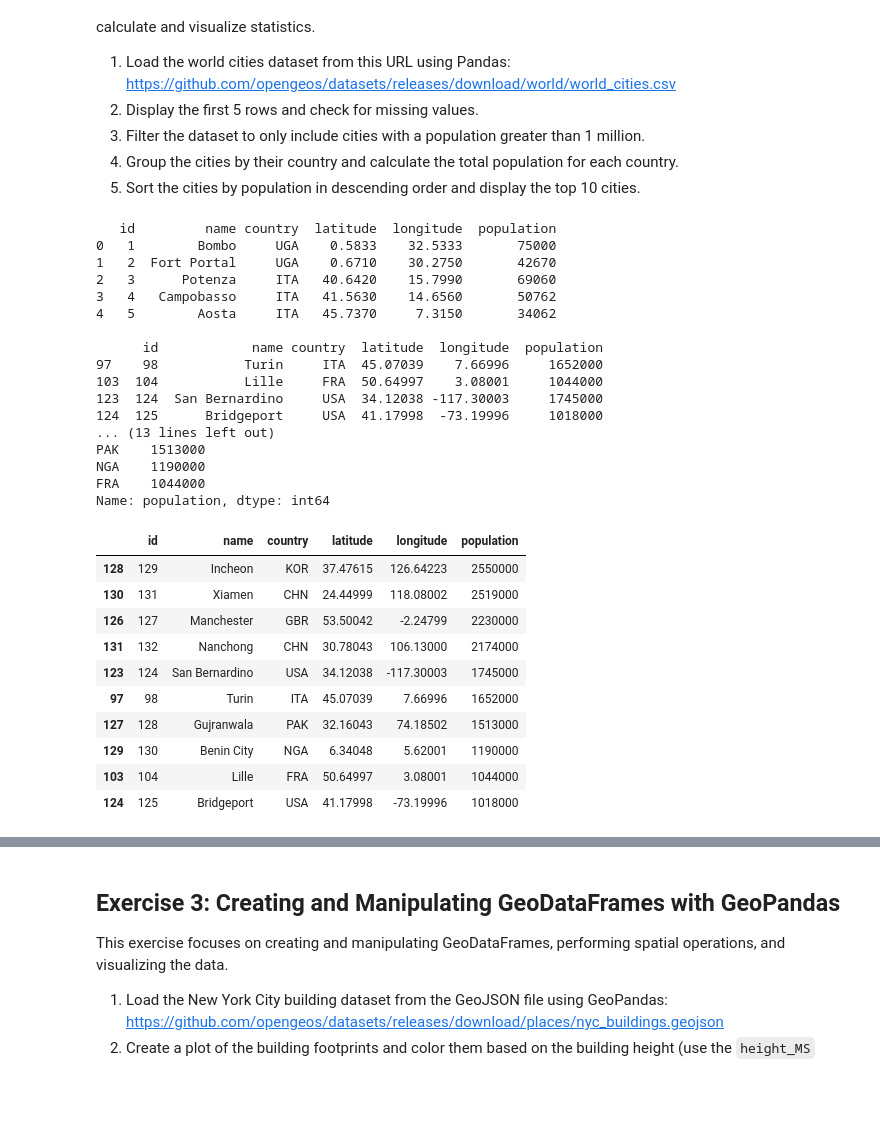
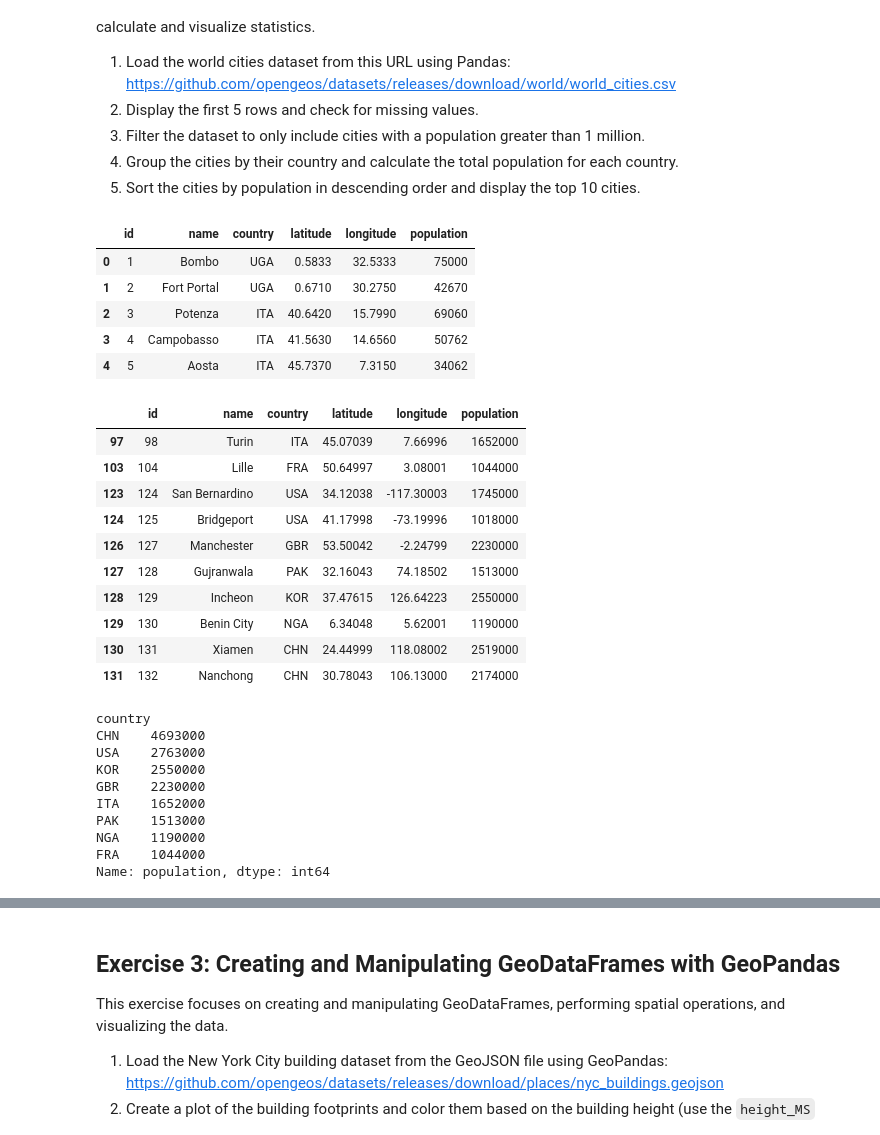
Before and after one commit to SVENTRIPIKAL/geog-312-fork, a Jupyter notebook: book/labs/lab_04.ipynb, the cells around one changed output, grey strips where cells are left out. Drawn from its saved outputs; the diff is of its cells as text; code cells hidden in the pictures; blank space fills up the shorter version.

```diff
--- a/book/labs/lab_04.ipynb
+++ b/book/labs/lab_04.ipynb
@@ -45,53 +45,51 @@ In this exercise, you'll use Pandas to load and manipulate a dataset containing
 4. Group the cities by their country and calculate the total population for each country.
 5. Sort the cities by population in descending order and display the top 10 cities.
 # %%
-import pandas as p
+import pandas as pd
 
 url = "https://github.com/opengeos/datasets/releases/download/world/world_cities.csv"
 
 #1
-df_data = p.read_csv(url)
+df_data = pd.read_csv(url)
 
 #2
 df_top5 = df_data.head(n=5)
-print(df_top5, end="\n\n")
-
-#3
-df_filtered = df_data[df_data["population"] > 1_000_000].head(n=10)
-print(df_filtered, end="\n\n")
-
-#4
-df_grouped = df_filtered.groupby("country")["population"].sum().sort_values(ascending=False)
-print(df_grouped, end="\n")
-
-#5
-df_filtered.sort_values("population", ascending=False)
+df_top5
 # %% [output]
-   id         name country  latitude  longitude  population
-0   1        Bombo     UGA    0.5833    32.5333       75000
-1   2  Fort Portal     UGA    0.6710    30.2750       42670
-2   3      Potenza     ITA   40.6420    15.7990       69060
-3   4   Campobasso     ITA   41.5630    14.6560       50762
-4   5        Aosta     ITA   45.7370     7.3150       34062
-
-      id            name country  latitude  longitude  population
-97    98           Turin     ITA  45.07039    7.66996     1652000
-103  104           Lille     FRA  50.64997    3.08001     1044000
-123  124  San Bernardino     USA  34.12038 -117.30003     1745000
-124  125      Bridgeport     USA  41.17998  -73.19996     1018000
-... (13 lines left out)
-PAK    1513000
-NGA    1190000
-FRA    1044000
-Name: population, dtype: int64
 |  | id | name | country | latitude | longitude | population |
-| 128 | 129 | Incheon | KOR | 37.47615 | 126.64223 | 2550000 |
-| 130 | 131 | Xiamen | CHN | 24.44999 | 118.08002 | 2519000 |
-| 126 | 127 | Manchester | GBR | 53.50042 | -2.24799 | 2230000 |
-| 131 | 132 | Nanchong | CHN | 30.78043 | 106.13000 | 2174000 |
-| 123 | 124 | San Bernardino | USA | 34.12038 | -117.30003 | 1745000 |
-| 97 | 98 | Turin | ITA | 45.07039 | 7.66996 | 1652000 |
-| 127 | 128 | Gujranwala | PAK | 32.16043 | 74.18502 | 1513000 |
-| 129 | 130 | Benin City | NGA | 6.34048 | 5.62001 | 1190000 |
-| 103 | 104 | Lille | FRA | 50.64997 | 3.08001 | 1044000 |
-| 124 | 125 | Bridgeport | USA | 41.17998 | -73.19996 | 1018000 |
+| 0 | 1 | Bombo | UGA | 0.5833 | 32.5333 | 75000 |
+| 1 | 2 | Fort Portal | UGA | 0.6710 | 30.2750 | 42670 |
+| 2 | 3 | Potenza | ITA | 40.6420 | 15.7990 | 69060 |
+| 3 | 4 | Campobasso | ITA | 41.5630 | 14.6560 | 50762 |
+| 4 | 5 | Aosta | ITA | 45.7370 | 7.3150 | 34062 |
+# %%
+#3
+df_filtered = df_data[df_data["population"] > 1_000_000].head(n=10)
+df_filtered
+# %% [output]
+|  | id | name | country | latitude | longitude | population |
+| 97 | 98 | Turin | ITA | 45.07039 | 7.66996 | 1652000 |
+| 103 | 104 | Lille | FRA | 50.64997 | 3.08001 | 1044000 |
+| 123 | 124 | San Bernardino | USA | 34.12038 | -117.30003 | 1745000 |
+| 124 | 125 | Bridgeport | USA | 41.17998 | -73.19996 | 1018000 |
+| 126 | 127 | Manchester | GBR | 53.50042 | -2.24799 | 2230000 |
+| 127 | 128 | Gujranwala | PAK | 32.16043 | 74.18502 | 1513000 |
+| 128 | 129 | Incheon | KOR | 37.47615 | 126.64223 | 2550000 |
+| 129 | 130 | Benin City | NGA | 6.34048 | 5.62001 | 1190000 |
+| 130 | 131 | Xiamen | CHN | 24.44999 | 118.08002 | 2519000 |
+| 131 | 132 | Nanchong | CHN | 30.78043 | 106.13000 | 2174000 |
+# %%
+#4
+df_grouped = df_filtered.groupby("country")["population"].sum().sort_values(ascending=False)
+df_grouped
+# %% [output]
+country
+CHN    4693000
+USA    2763000
+KOR    2550000
+GBR    2230000
+ITA    1652000
+PAK    1513000
+NGA    1190000
+FRA    1044000
+Name: population, dtype: int64
```
Also changed, not shown: parts of 6 cells of this notebook.
